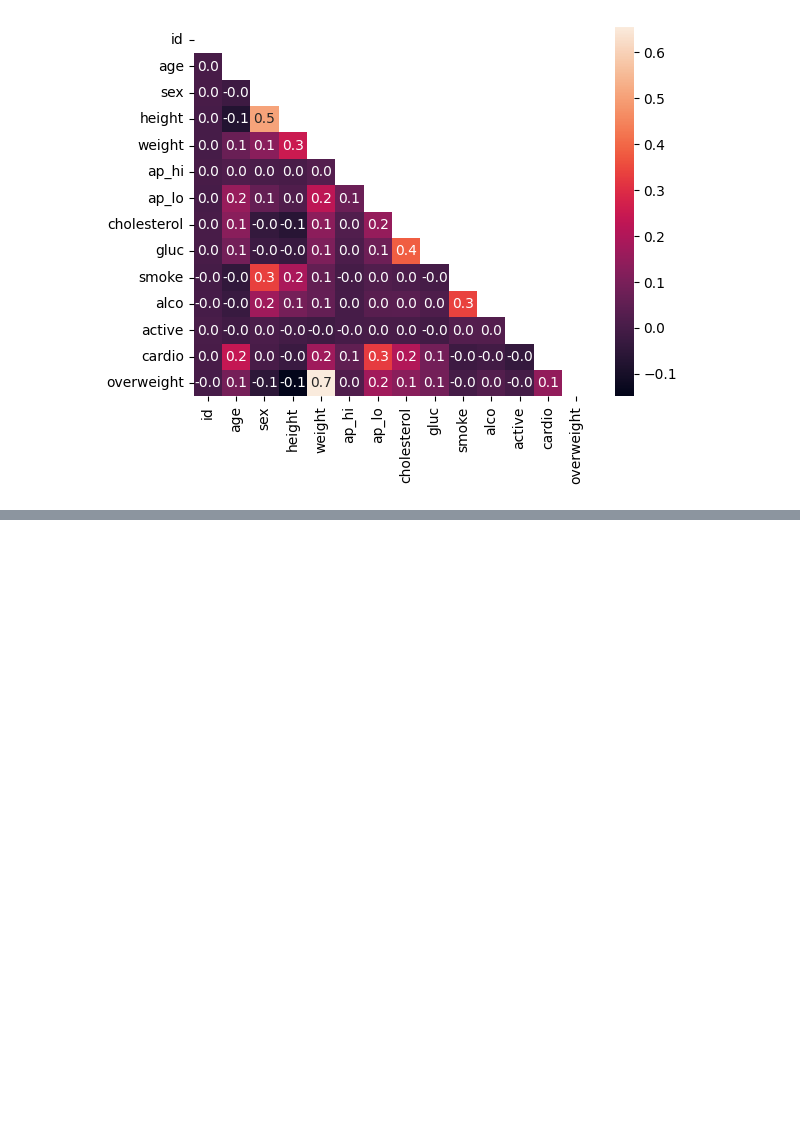
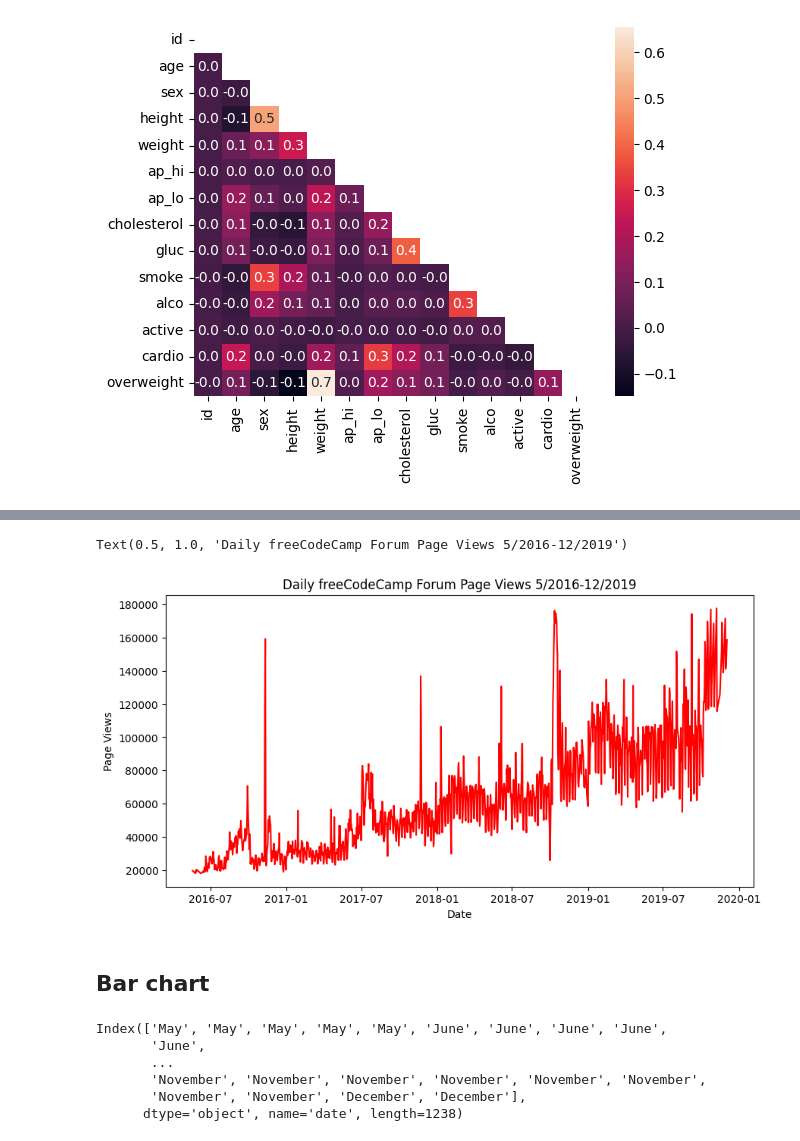
Before and after one commit to Braxion06/FreeCodeCamp---Data-Analysis-Projects, a Jupyter notebook: ad_hoc_testing.ipynb, the cells around one changed output, grey strips where cells are left out. Cells and saved outputs as stored; diff of their text form; code cells hidden in the pictures; blank space fills up the shorter version.

```diff
--- a/ad_hoc_testing.ipynb
+++ b/ad_hoc_testing.ipynb
@@ -649,0 +653,5 @@ draw_heat_map()
+# %%
+# Import data (Make sure to parse dates. Consider setting index column to 'date'.)
+df_time = pd.read_csv('Page-View-Time-Series-Visualizer/fcc-forum-pageviews.csv',
+                    index_col='date', parse_dates=['date'])
+df_time
@@ -649,0 +673,29 @@ draw_heat_map()
+# %%
+# Clean data
+df_time = df_time.loc[(df_time['value'] > df_time['value'].quantile(0.025)) &
+                    (df_time['value'] < df_time['value'].quantile(0.975)) ]
+# %%
+# Draw the line plot
+fig, ax = plt.subplots(figsize=(10,5))
+x = df_time.index
+y = df_time['value']
+ax.plot(x, y,'r')
+title = 'Daily freeCodeCamp Forum Page View from ' + str((df_time.index.min())) + '-' + str(df_time.index.max())
+ax.set_xlabel('Date')
+ax.set_ylabel('Page Views')
+ax.set_title('Daily freeCodeCamp Forum Page Views 5/2016-12/2019')
+# ax.set_title(title)
+# %% [output]
+Text(0.5, 1.0, 'Daily freeCodeCamp Forum Page Views 5/2016-12/2019')
+[figure, added]
+# %% [markdown]
+## Bar chart
+# %%
+df_time.index.strftime('%B')
+# %% [output]
+Index(['May', 'May', 'May', 'May', 'May', 'June', 'June', 'June', 'June',
+       'June',
+       ...
+       'November', 'November', 'November', 'November', 'November', 'November',
+       'November', 'November', 'December', 'December'],
+      dtype='object', name='date', length=1238)
```
Also changed, not shown: parts of 15 cells of this notebook.
